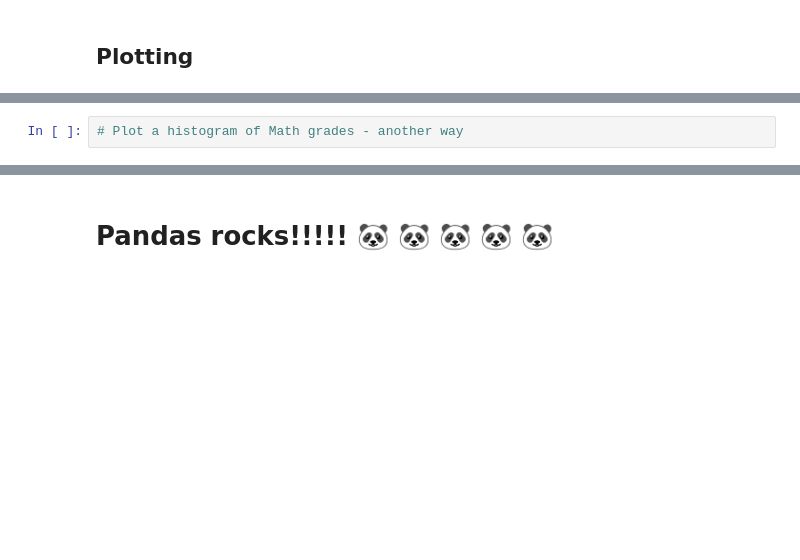
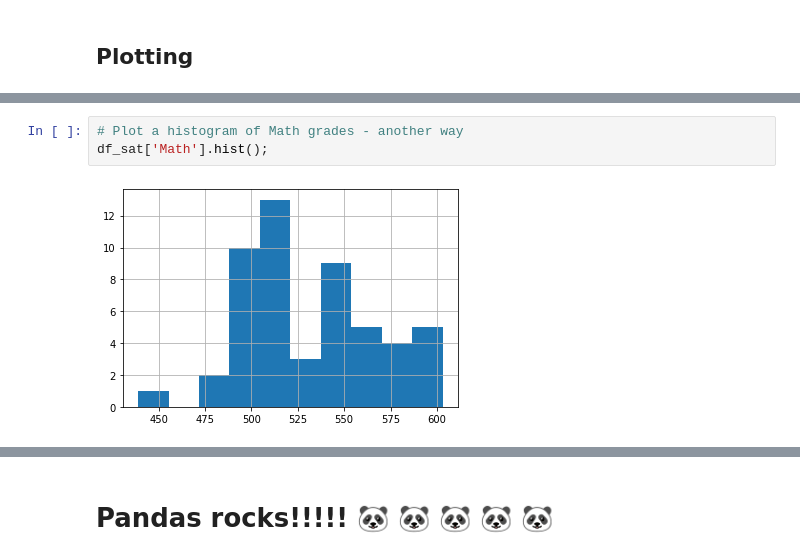
Before and after one commit to ersingt/coursework, a Jupyter notebook: 01-Week/intro_to_pandas/pandas-intro_starter_code.ipynb, the cells around one changed output, grey strips where cells are left out. Saved outputs shown, nothing was run; the diff lists cells and outputs as text; blank space fills up the shorter version.

```diff
--- a/01-Week/intro_to_pandas/pandas-intro_starter_code.ipynb
+++ b/01-Week/intro_to_pandas/pandas-intro_starter_code.ipynb
@@ -96,4 +599,7 @@ sat['Math'].nunique()
 # %%
 # Plot a histogram of Math grades - another way
+df_sat['Math'].hist();
+# %% [output]
+[figure, added]
 # %%
 # Scatter plot - relationship between two variables
```
Also changed, not shown: parts of 59 cells of this notebook.
